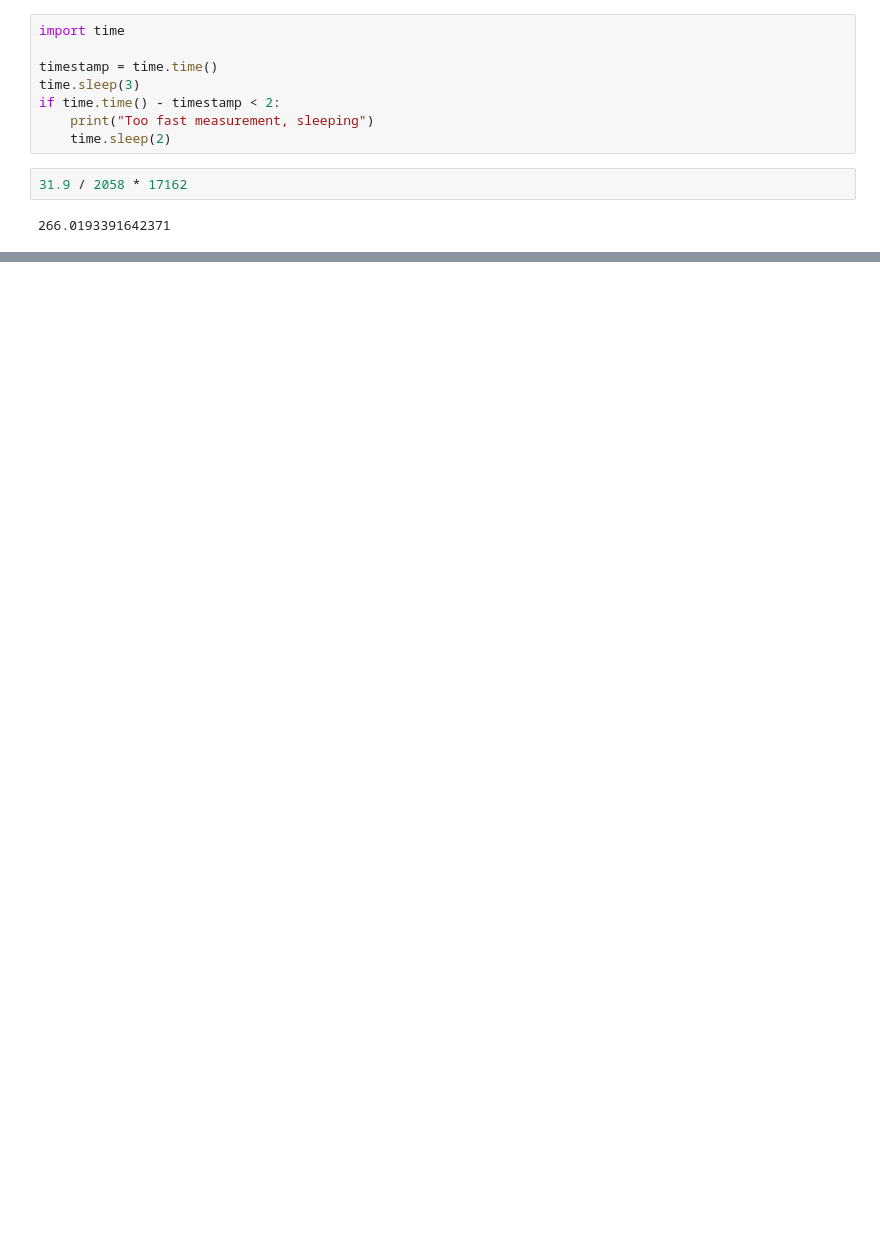
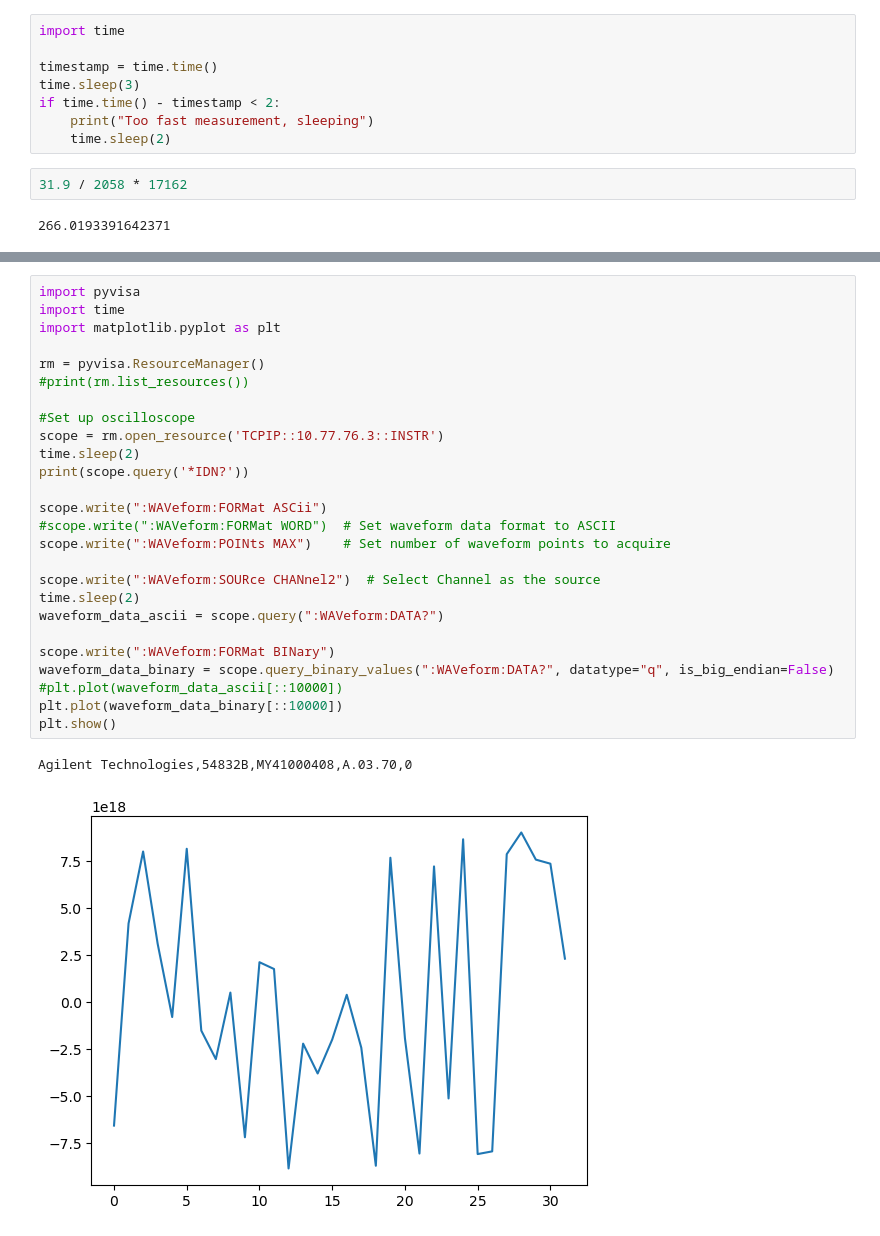
Before and after one commit to Ludwig-T/ultrasound_transducer, a Jupyter notebook: ludwig_code/test.ipynb, the cells around one changed output, grey strips where cells are left out. Saved outputs shown, nothing was run; the diff lists cells and outputs as text; blank space fills up the shorter version.

Commit message:
testing formating

```diff
--- a/ludwig_code/test.ipynb
+++ b/ludwig_code/test.ipynb
@@ -68,0 +143,29 @@ if time.time() - timestamp < 2:
+# %%
+import pyvisa
+import time
+import matplotlib.pyplot as plt
+
+rm = pyvisa.ResourceManager()
+#print(rm.list_resources())
+
+#Set up oscilloscope
+scope = rm.open_resource('TCPIP::10.77.76.3::INSTR')
+time.sleep(2)
+print(scope.query('*IDN?'))
+
+scope.write(":WAVeform:FORMat ASCii")
+#scope.write(":WAVeform:FORMat WORD")  # Set waveform data format to ASCII
+scope.write(":WAVeform:POINts MAX")    # Set number of waveform points to acquire
+
+scope.write(":WAVeform:SOURce CHANnel2")  # Select Channel as the source
+time.sleep(2)
+waveform_data_ascii = scope.query(":WAVeform:DATA?")
+
+scope.write(":WAVeform:FORMat BINary")
+waveform_data_binary = scope.query_binary_values(":WAVeform:DATA?", datatype="q", is_big_endian=False)
+#plt.plot(waveform_data_ascii[::10000])
+plt.plot(waveform_data_binary[::10000])
+plt.show()
+# %% [output]
+Agilent Technologies,54832B,MY41000408,A.03.70,0
+[figure, added]
```
Also changed, not shown: parts of 12 cells of this notebook, 5 other files.
